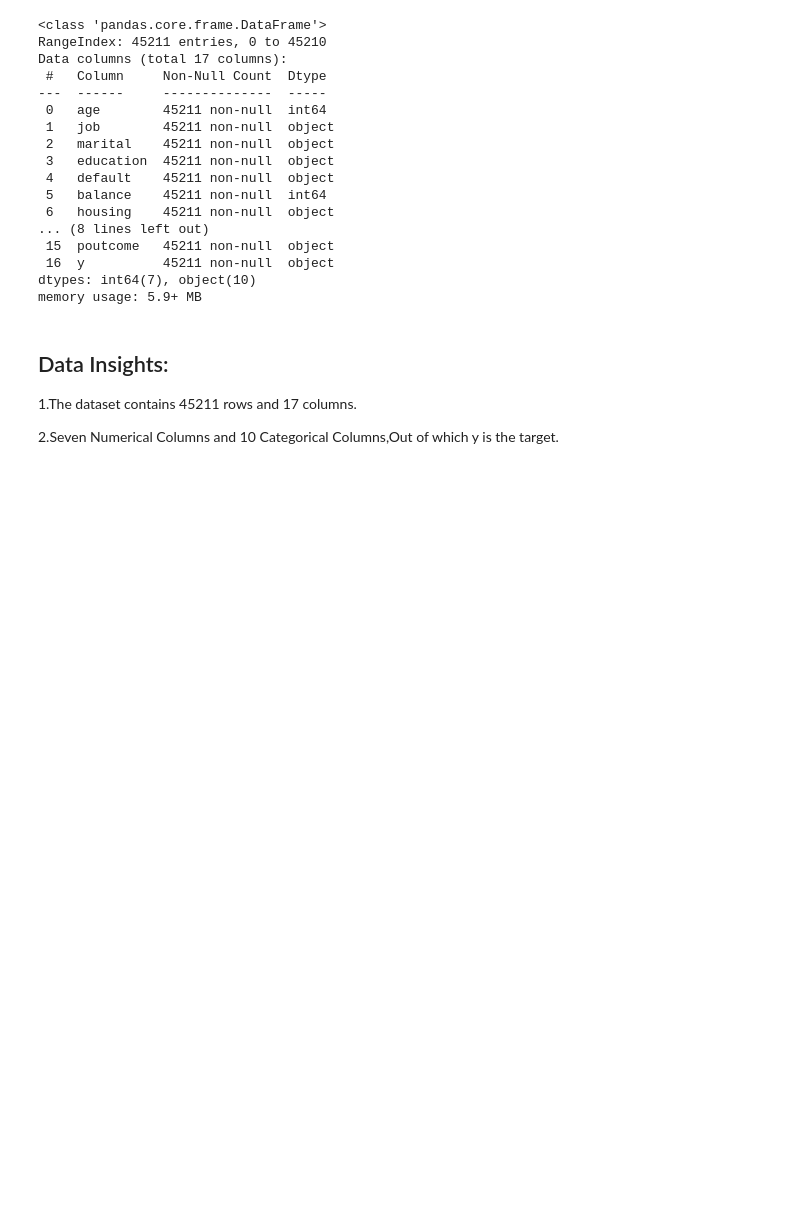
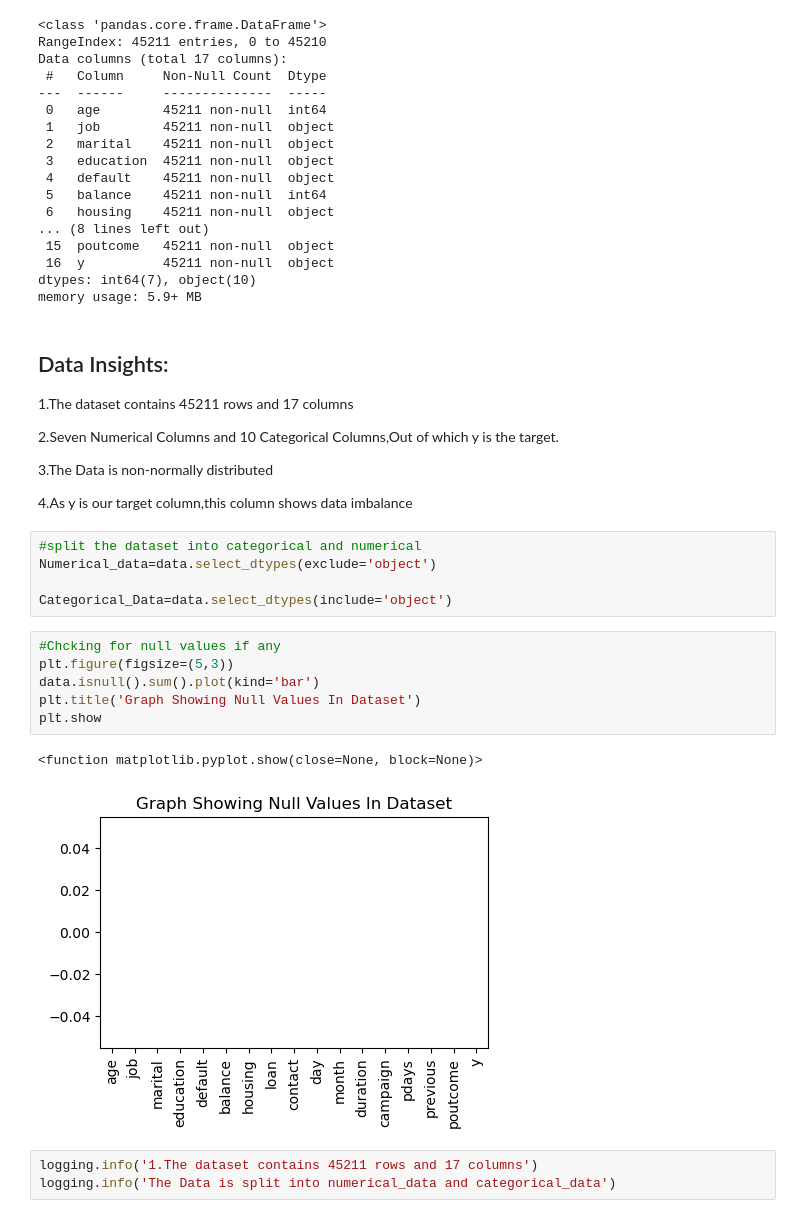
Before and after one commit to Frisk516/Bank_Marketing, a Jupyter notebook: Bank_Telemarketing.ipynb, the cells around one changed output. Drawn from its saved outputs; the diff is of its cells as text; blank space fills up the shorter version.

Commit message:
Dataset Uploaded Successfully

```diff
--- a/Bank_Telemarketing.ipynb
+++ b/Bank_Telemarketing.ipynb
@@ -60,6 +60,27 @@ dtypes: int64(7), object(10)
 memory usage: 5.9+ MB
 # %% [markdown]
 ## Data Insights:
-1.The dataset contains 45211 rows and 17 columns.
+1.The dataset contains 45211 rows and 17 columns
 
 2.Seven Numerical Columns and 10 Categorical Columns,Out of which y is the target.
+
+3.The Data is non-normally distributed
+
+4.As y is our target column,this column shows data imbalance
+# %%
+#split the dataset into categorical and numerical
+Numerical_data=data.select_dtypes(exclude='object')
+
+Categorical_Data=data.select_dtypes(include='object')
+# %%
+#Chcking for null values if any
+plt.figure(figsize=(5,3))
+data.isnull().sum().plot(kind='bar')
+plt.title('Graph Showing Null Values In Dataset')
+plt.show
+# %% [output]
+<function matplotlib.pyplot.show(close=None, block=None)>
+[figure, added]
+# %%
+logging.info('1.The dataset contains 45211 rows and 17 columns')
+logging.info('The Data is split into numerical_data and categorical_data')
```
Also changed, not shown: parts of 3 cells of this notebook, 1 other file.
